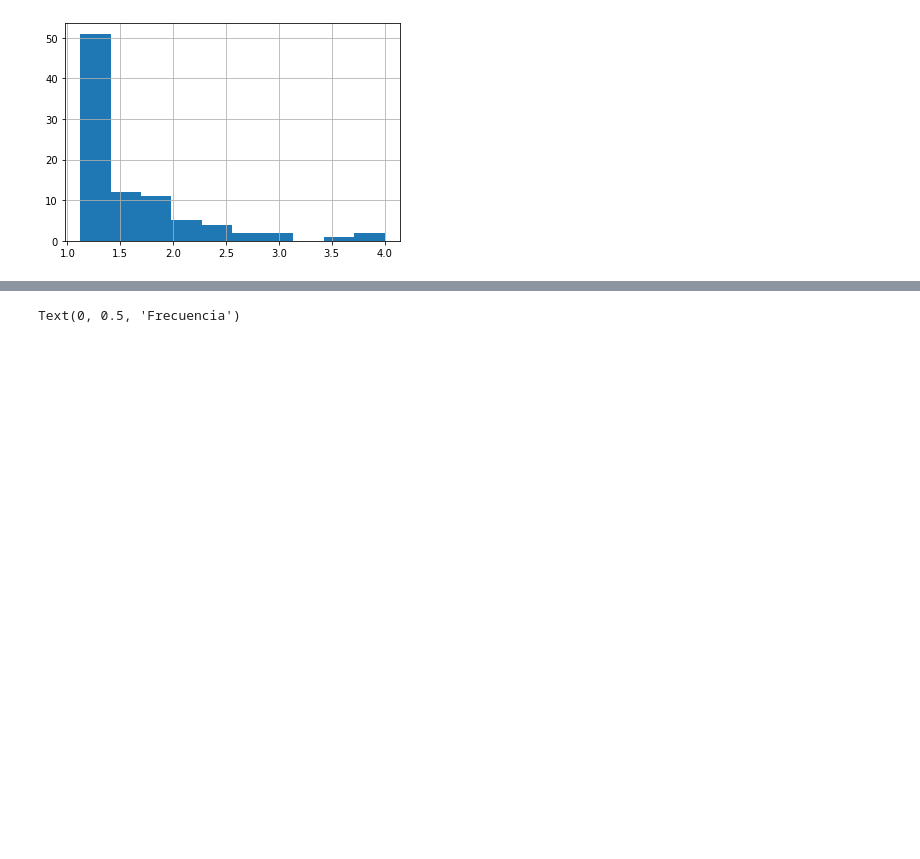
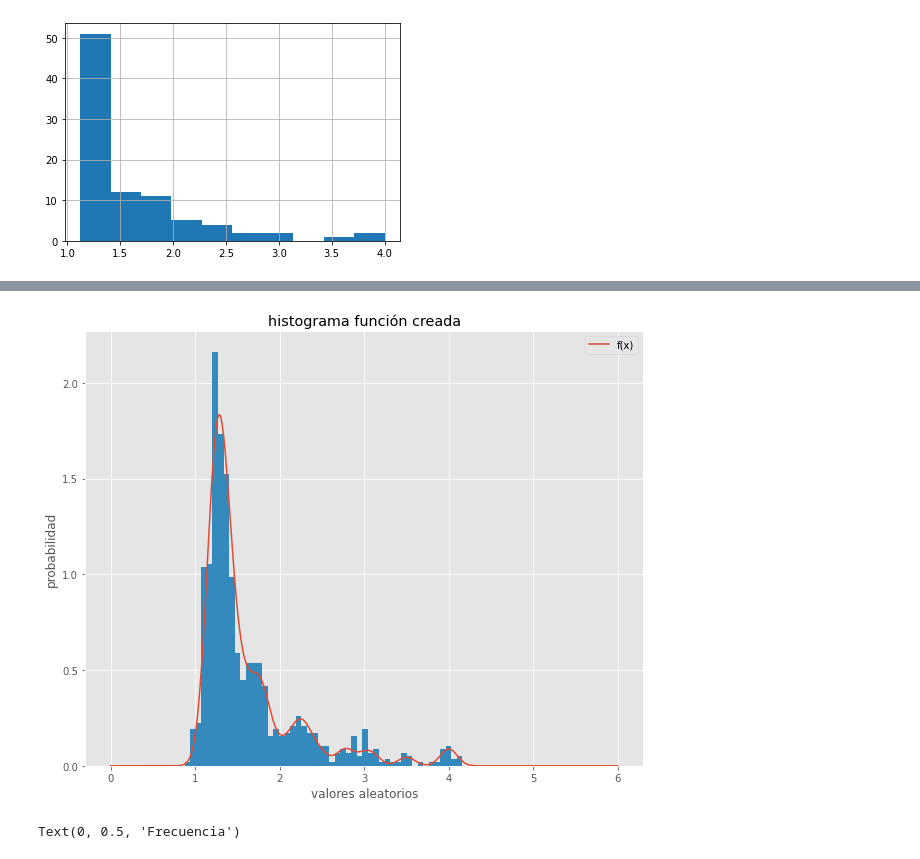
Before and after one commit to EduardoLoza/ProyectoModulo1_delaTorreE_VelascoG, a Jupyter notebook: ProyectoModulo1_delaTorreE_VelascoG.ipynb, the cells around one changed output, grey strips where cells are left out. Cells and saved outputs as stored; diff of their text form; code cells hidden in the pictures; blank space fills up the shorter version.

```diff
--- a/ProyectoModulo1_delaTorreE_VelascoG.ipynb
+++ b/ProyectoModulo1_delaTorreE_VelascoG.ipynb
@@ -162,3 +462,19 @@ len(cheh['B365A'])
+# %%
+# Función objetivo
+f = kde_sklearn(data1, x_grid, bandwidth=0.1)
+x = np.linspace(0,6,1000) # Rango donde se graficará las funciones
+# Gráfica de la función
+plt.figure(figsize=(10,8))
+plt.plot(x,f(x),label='f(x)')
+plt.legend()
+
+t = lambda x: max_f*np.ones(len(x))
+N = 10000
+R2 = np.random.rand(N)
+R1 = np.random.uniform(0,6,N)
+histograma(R2, R1, f, t)
+# %% [output]
+[figure, added]
 # %%
 data = cheh['B365H']
 matplotlib.rcParams['figure.figsize'] = (16.0, 5.0)
```
Also changed, not shown: parts of 19 cells of this notebook.
